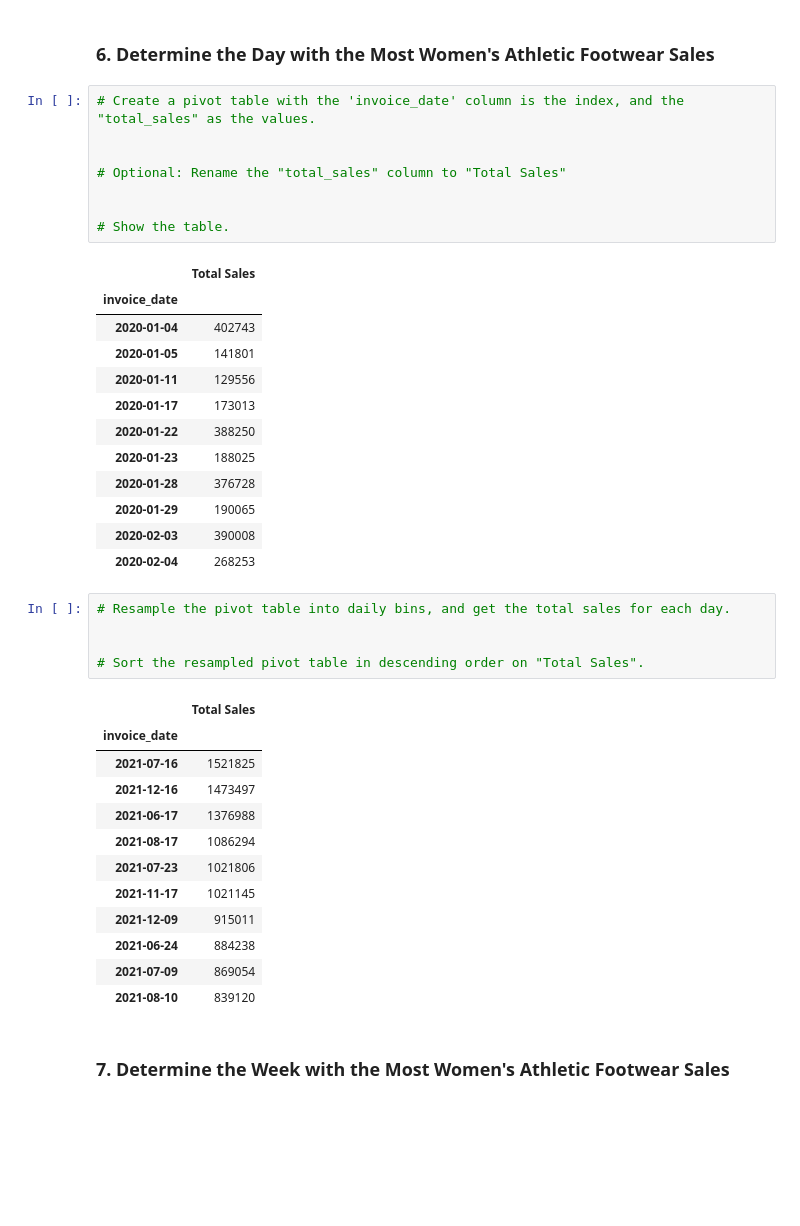
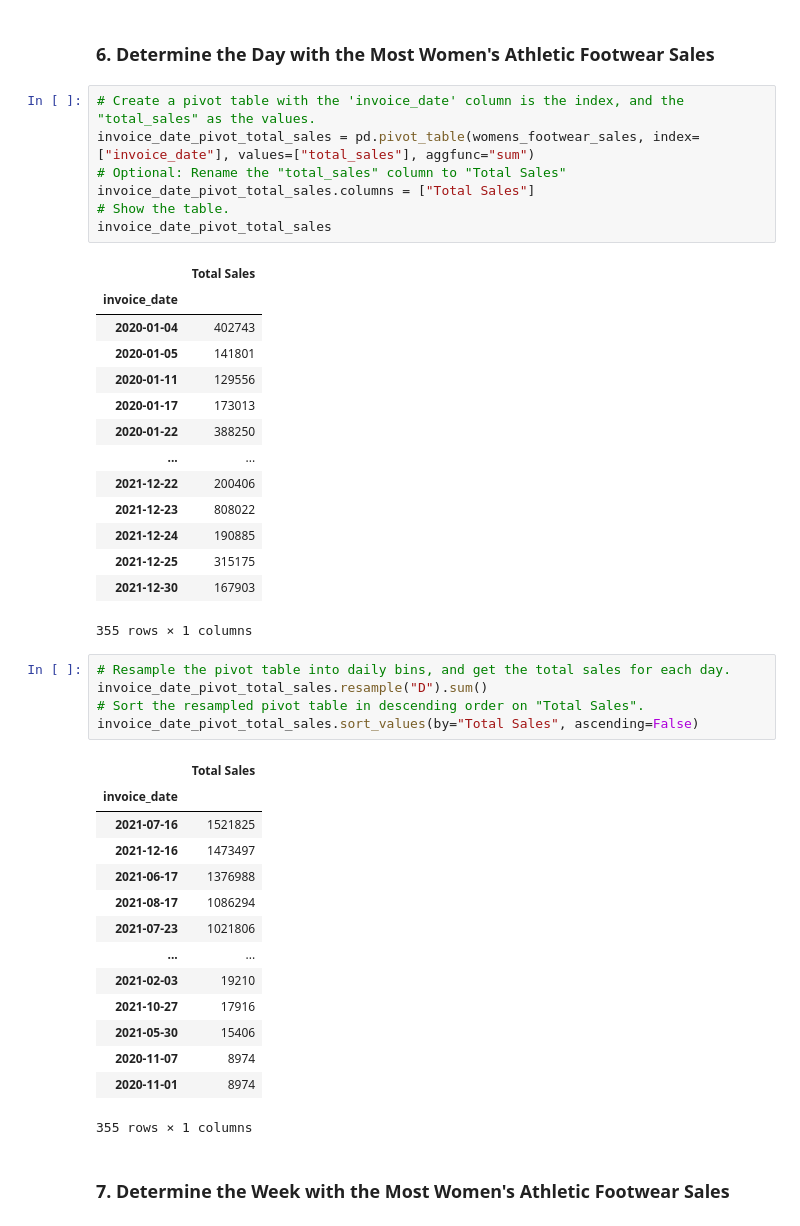
Before and after one commit to YuJames/athletic_sales_analysis, a Jupyter notebook: athletic_sales_analysis.ipynb, the cells around one changed output. Saved outputs shown, nothing was run; the diff lists cells and outputs as text; blank space fills up the shorter version.

```diff
--- a/athletic_sales_analysis.ipynb
+++ b/athletic_sales_analysis.ipynb
@@ -343,30 +343,31 @@ womens_footwear_sales_pivot_retailer_region_state_city.sort_values(by=["Womens_F
 ### 6. Determine the Day with the Most Women's Athletic Footwear Sales
 # %%
 # Create a pivot table with the 'invoice_date' column is the index, and the "total_sales" as the values.
-
-
+invoice_date_pivot_total_sales = pd.pivot_table(womens_footwear_sales, index=["invoice_date"], values=["total_sales"], aggfunc="sum")
 # Optional: Rename the "total_sales" column to "Total Sales"
-
-
+invoice_date_pivot_total_sales.columns = ["Total Sales"]
 # Show the table.
+invoice_date_pivot_total_sales
 # %% [output]
 |  | Total Sales |
 | invoice_date |  |
 | 2020-01-04 | 402743 |
 | 2020-01-05 | 141801 |
 | 2020-01-11 | 129556 |
 | 2020-01-17 | 173013 |
 | 2020-01-22 | 388250 |
-| 2020-01-23 | 188025 |
-| 2020-01-28 | 376728 |
-| 2020-01-29 | 190065 |
-| 2020-02-03 | 390008 |
-| 2020-02-04 | 268253 |
+| ... | ... |
+| 2021-12-22 | 200406 |
+| 2021-12-23 | 808022 |
+| 2021-12-24 | 190885 |
+| 2021-12-25 | 315175 |
+| 2021-12-30 | 167903 |
+355 rows × 1 columns
 # %%
 # Resample the pivot table into daily bins, and get the total sales for each day.
-
-
+invoice_date_pivot_total_sales.resample("D").sum()
 # Sort the resampled pivot table in descending order on "Total Sales".
+invoice_date_pivot_total_sales.sort_values(by="Total Sales", ascending=False)
 # %% [output]
 |  | Total Sales |
 | invoice_date |  |
@@ -375,11 +376,13 @@ womens_footwear_sales_pivot_retailer_region_state_city.sort_values(by=["Womens_F
 | 2021-06-17 | 1376988 |
 | 2021-08-17 | 1086294 |
 | 2021-07-23 | 1021806 |
-| 2021-11-17 | 1021145 |
-| 2021-12-09 | 915011 |
-| 2021-06-24 | 884238 |
-| 2021-07-09 | 869054 |
-| 2021-08-10 | 839120 |
+| ... | ... |
+| 2021-02-03 | 19210 |
+| 2021-10-27 | 17916 |
+| 2021-05-30 | 15406 |
+| 2020-11-07 | 8974 |
+| 2020-11-01 | 8974 |
+355 rows × 1 columns
 # %% [markdown]
 ### 7.  Determine the Week with the Most Women's Athletic Footwear Sales
 # %%
```
